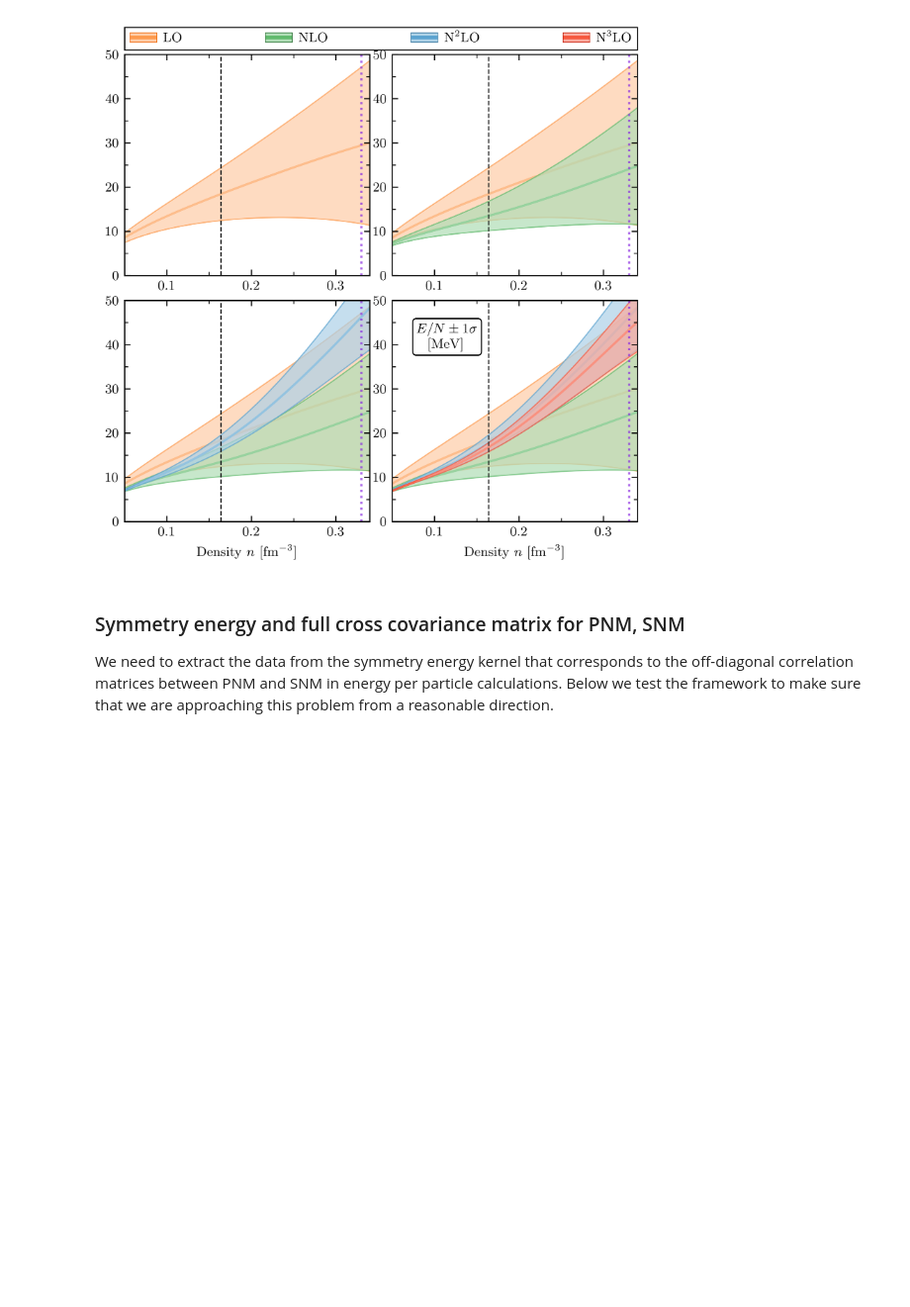
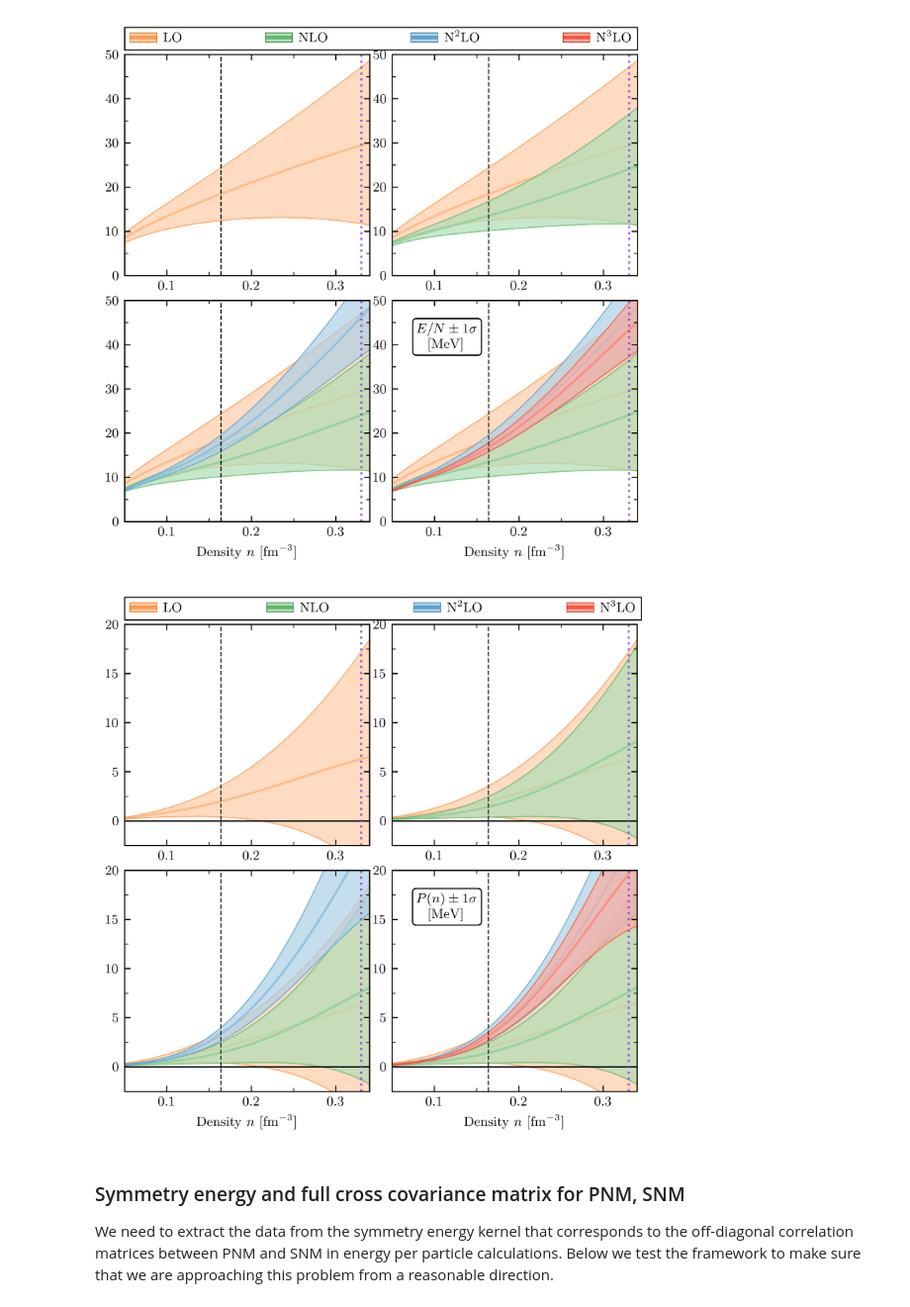
Before and after one commit to asemposki/neutron-rich-bmm, a Jupyter notebook: notebooks/NSM_EOS_ChEFT.ipynb, the cells around one changed output. Shown at 99% size. Drawn from its saved outputs; the diff is of its cells as text; code cells hidden in the pictures; blank space fills up the shorter version.

```diff
--- a/notebooks/NSM_EOS_ChEFT.ipynb
+++ b/notebooks/NSM_EOS_ChEFT.ipynb
@@ -314,7 +314,7 @@ Choices to make here:
 The calculated nuclear matter data for input is in the `data` directory in csv files.
 # %%
 # choose density range and initialize the class to run the source code
-density_input = np.linspace(0.05, 0.34, 600)
+density_input = np.linspace(0.05, 0.34, 300)
 #density_input = np.linspace(0.05,16.4,600)
 chiral = Chiral(density_input=density_input, Lambda = 500, high_density=True)
 
@@ -604,3 +612,31 @@ plt.show()
 [2.95  0.484]
 [figure]
 [figure]
+# %%
+# pressure for PNM
+pressures_n, pressure_n_stds, pressure_n_cov = chiral.pressure(orders='all', matter='PNM')
+
+# plot the result, let's see what it does
+fig, axes = plot_obs_panels(
+    density_all, y=pressures_n, dy=pressure_n_stds, orders=chiral.orders,
+    colors=colors, fillstyle='none', markeredgewidth=0.5,
+)
+
+axes[0, 0].set_ylim(-2.5, 20)
+axes[1, 0].set_ylim(-2.5, 20)
+axes[1, 1].set_ylim(-2.5, 20)
+axes[0, 1].set_ylim(-2.5, 20)
+for ax in axes.reshape(-1):
+    ax.set_xlim(0.05, 0.34)
+    ax.axvline(x=0.33, color='blueviolet', linestyle='dotted', alpha=0.7)
+
+label = r"""$P(n) \pm 1\sigma$
+[MeV]"""
+ax.text(
+    0.1, 0.9, label, transform=ax.transAxes, ha='left', va='top',
+    multialignment='center', zorder=10,
+    bbox=dict(facecolor='w', boxstyle='round')
+)
+plt.show()
+# %% [output]
+[figure, added]
```
Also changed, not shown: parts of 11 cells of this notebook.
